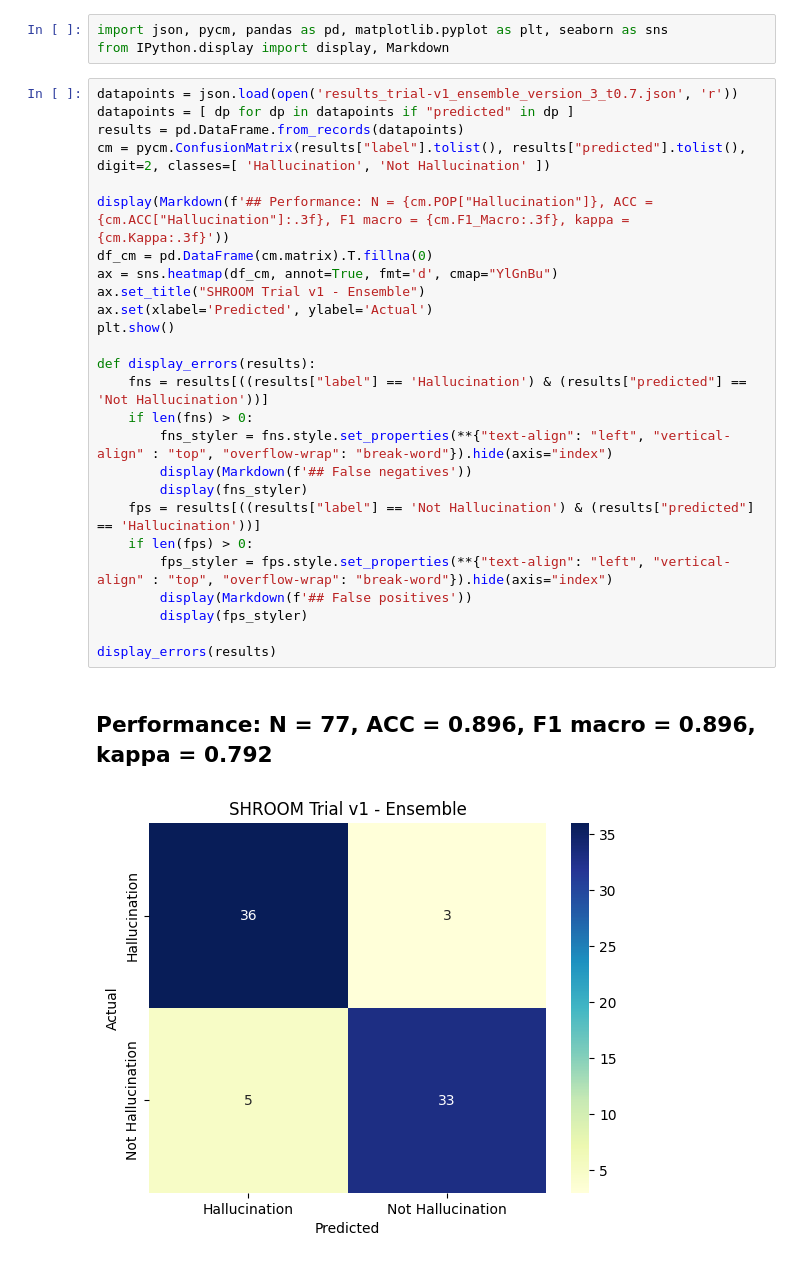
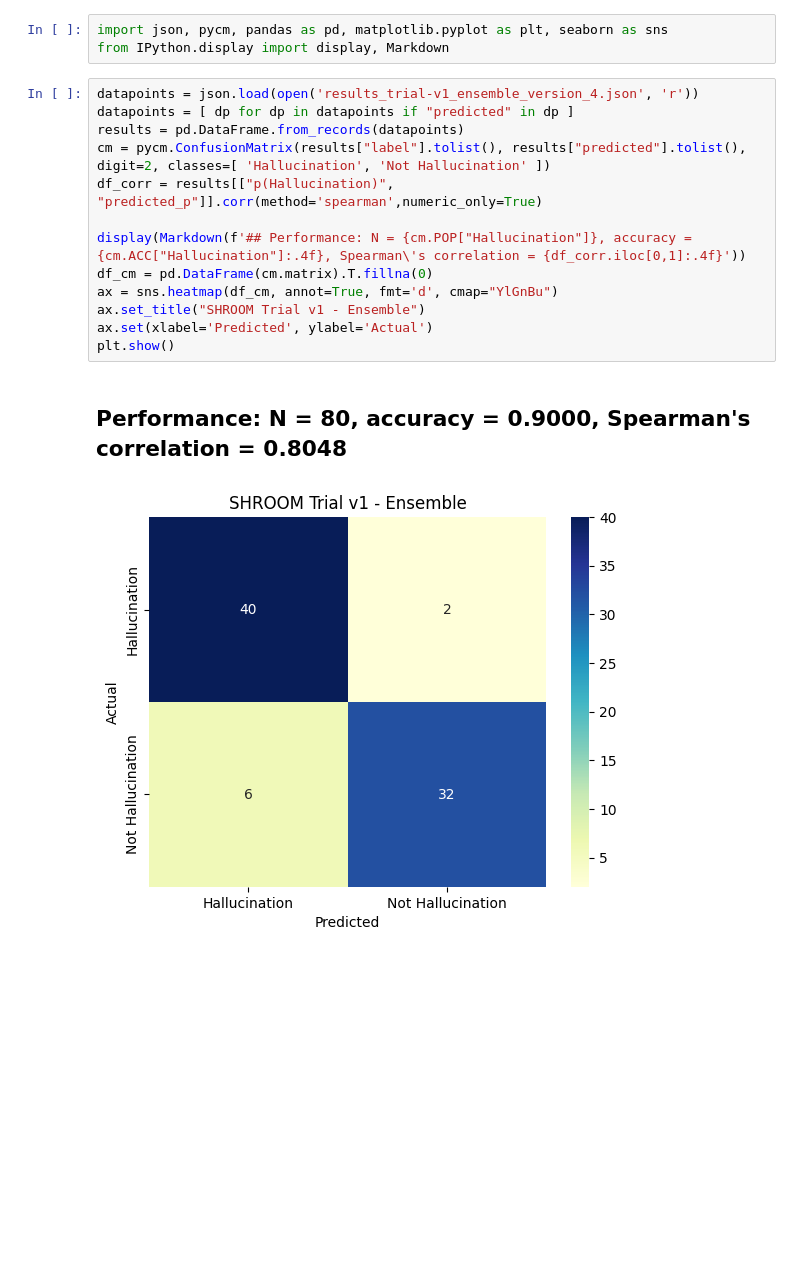
Before and after one commit to bradleypallen/shroom, a Jupyter notebook: shroom_trial-v1_metrics_ensemble.ipynb, the cells around one changed output. Cells and saved outputs as stored; diff of their text form; blank space fills up the shorter version.

Commit message:
New ensemble run

```diff
--- a/shroom_trial-v1_metrics_ensemble.ipynb
+++ b/shroom_trial-v1_metrics_ensemble.ipynb
@@ -2,31 +2,18 @@
 import json, pycm, pandas as pd, matplotlib.pyplot as plt, seaborn as sns
 from IPython.display import display, Markdown
 # %%
-datapoints = json.load(open('results_trial-v1_ensemble_version_3_t0.7.json', 'r'))
+datapoints = json.load(open('results_trial-v1_ensemble_version_4.json', 'r'))
 datapoints = [ dp for dp in datapoints if "predicted" in dp ]
 results = pd.DataFrame.from_records(datapoints)
 cm = pycm.ConfusionMatrix(results["label"].tolist(), results["predicted"].tolist(), digit=2, classes=[ 'Hallucination', 'Not Hallucination' ])
+df_corr = results[["p(Hallucination)", "predicted_p"]].corr(method='spearman',numeric_only=True)
 
-display(Markdown(f'## Performance: N = {cm.POP["Hallucination"]}, ACC = {cm.ACC["Hallucination"]:.3f}, F1 macro = {cm.F1_Macro:.3f}, kappa = {cm.Kappa:.3f}'))
+display(Markdown(f'## Performance: N = {cm.POP["Hallucination"]}, accuracy = {cm.ACC["Hallucination"]:.4f}, Spearman\'s correlation = {df_corr.iloc[0,1]:.4f}'))
 df_cm = pd.DataFrame(cm.matrix).T.fillna(0)
 ax = sns.heatmap(df_cm, annot=True, fmt='d', cmap="YlGnBu")
 ax.set_title("SHROOM Trial v1 - Ensemble")
 ax.set(xlabel='Predicted', ylabel='Actual')
 plt.show()
-
-def display_errors(results):
-    fns = results[((results["label"] == 'Hallucination') & (results["predicted"] == 'Not Hallucination'))]
-    if len(fns) > 0:
-        fns_styler = fns.style.set_properties(**{"text-align": "left", "vertical-align" : "top", "overflow-wrap": "break-word"}).hide(axis="index")
-        display(Markdown(f'## False negatives'))
-        display(fns_styler)
-    fps = results[((results["label"] == 'Not Hallucination') & (results["predicted"] == 'Hallucination'))]
-    if len(fps) > 0:
-        fps_styler = fps.style.set_properties(**{"text-align": "left", "vertical-align" : "top", "overflow-wrap": "break-word"}).hide(axis="index")
-        display(Markdown(f'## False positives'))
-        display(fps_styler)
-
-display_errors(results)
 # %% [output]
-## Performance: N = 77, ACC = 0.896, F1 macro = 0.896, kappa = 0.792
+## Performance: N = 80, accuracy = 0.9000, Spearman's correlation = 0.8048
-[figure, old version]
+[figure, new version]
```
Also changed, not shown: parts of 4 cells of this notebook, 3 other files.
